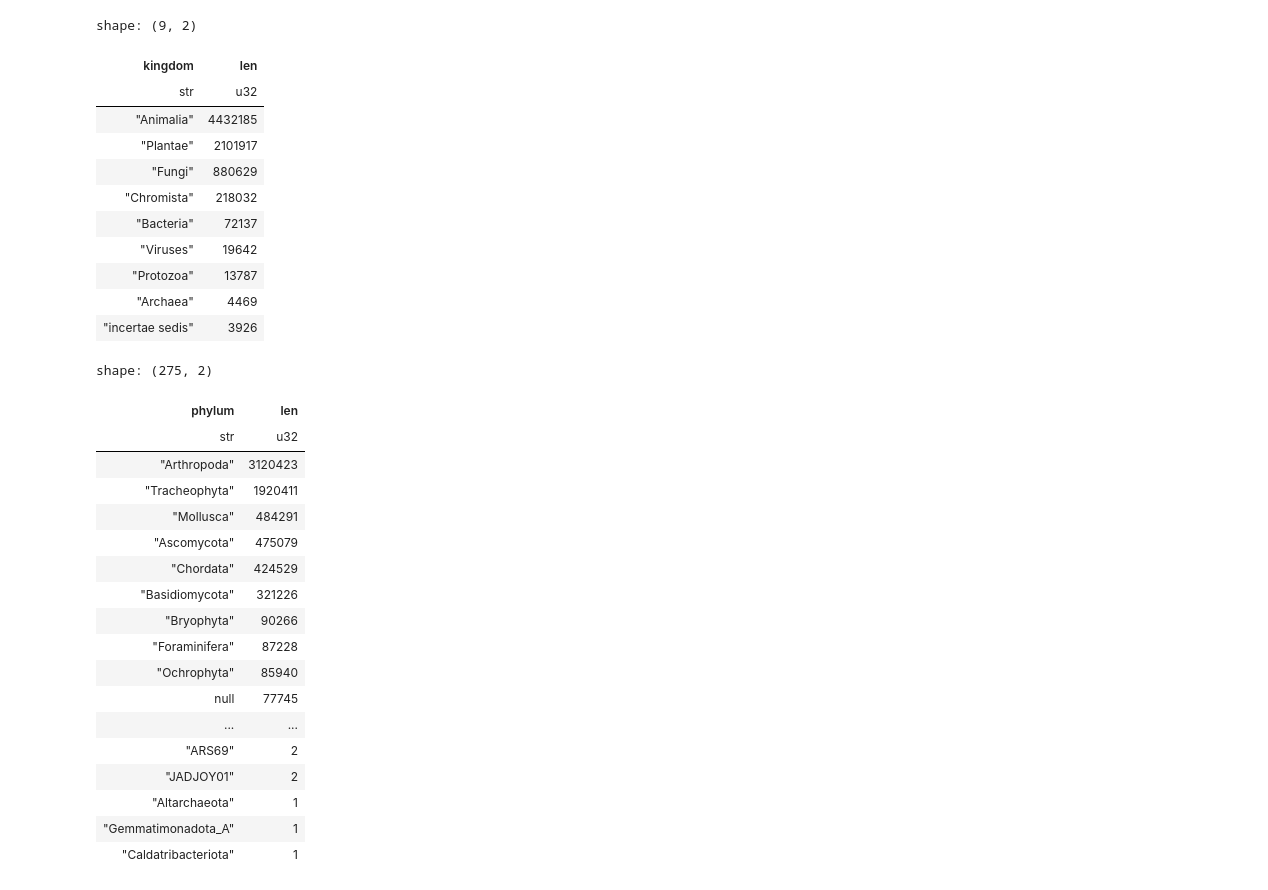
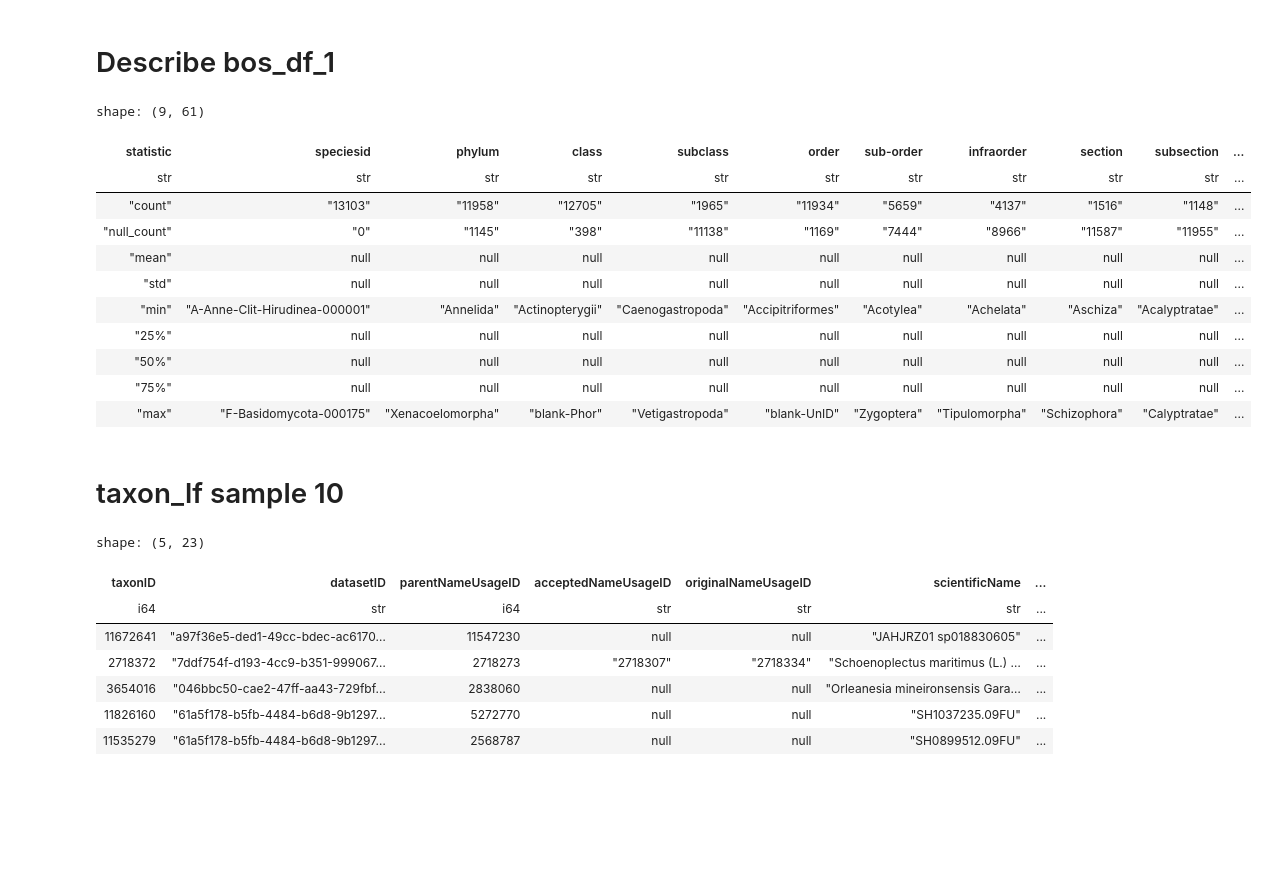
Before and after one commit to roberthobblebottom/lkcnhm_data_wrangling, a Jupyter notebook: __marimo__/explore_datasets_marimo_notebook.ipynb, the cells around one changed output. Drawn from its saved outputs; the diff is of its cells as text; code cells hidden in the pictures; blank space fills up the shorter version.

```diff
--- a/__marimo__/explore_datasets_marimo_notebook.ipynb
+++ b/__marimo__/explore_datasets_marimo_notebook.ipynb
@@ -85,3 +65,17 @@ shape: (1, 11)
+# %% [markdown]
+# Describe bos_df_1
 # %%
-pl.Config.restore_defaults()
-pass
+bos_df_1.describe()
+# %% [output]
+shape: (9, 61)
+| statistic | speciesid | phylum | class | subclass | order | sub-order | infraorder | section | subsection | ... |
+| str | str | str | str | str | str | str | str | str | str | ... |
+| "count" | "13103" | "11958" | "12705" | "1965" | "11934" | "5659" | "4137" | "1516" | "1148" | ... |
+| "null_count" | "0" | "1145" | "398" | "11138" | "1169" | "7444" | "8966" | "11587" | "11955" | ... |
+| "mean" | null | null | null | null | null | null | null | null | null | ... |
+| "std" | null | null | null | null | null | null | null | null | null | ... |
+| "min" | "A-Anne-Clit-Hirudinea-000001" | "Annelida" | "Actinopterygii" | "Caenogastropoda" | "Accipitriformes" | "Acotylea" | "Achelata" | "Aschiza" | "Acalyptratae" | ... |
+| "25%" | null | null | null | null | null | null | null | null | null | ... |
+| "50%" | null | null | null | null | null | null | null | null | null | ... |
+| "75%" | null | null | null | null | null | null | null | null | null | ... |
+| "max" | "F-Basidomycota-000175" | "Xenacoelomorpha" | "blank-Phor" | "Vetigastropoda" | "blank-UnID" | "Zygoptera" | "Tipulomorpha" | "Schizophora" | "Calyptratae" | ... |
@@ -98,37 +82,18 @@ def count(feature_name):
+# %% [markdown]
+# taxon_lf sample 10
 # %%
-count("kingdom")
+@mo.persistent_cache
+def _x():
+    return taxon_lf.collect().sample(5)
+
+
+_x()
 # %% [output]
-shape: (9, 2)
+shape: (5, 23)
-| kingdom | len |
-| str | u32 |
-| "Animalia" | 4432185 |
-| "Plantae" | 2101917 |
-| "Fungi" | 880629 |
-| "Chromista" | 218032 |
-| "Bacteria" | 72137 |
-| "Viruses" | 19642 |
-| "Protozoa" | 13787 |
-| "Archaea" | 4469 |
-| "incertae sedis" | 3926 |
+| taxonID | datasetID | parentNameUsageID | acceptedNameUsageID | originalNameUsageID | scientificName | ... |
+| i64 | str | i64 | str | str | str | ... |
+| 11672641 | "a97f36e5-ded1-49cc-bdec-ac6170… | 11547230 | null | null | "JAHJRZ01 sp018830605" | ... |
+| 2718372 | "7ddf754f-d193-4cc9-b351-999067… | 2718273 | "2718307" | "2718334" | "Schoenoplectus maritimus (L.) … | ... |
+| 3654016 | "046bbc50-cae2-47ff-aa43-729fbf… | 2838060 | null | null | "Orleanesia mineironsensis Gara… | ... |
+| 11826160 | "61a5f178-b5fb-4484-b6d8-9b1297… | 5272770 | null | null | "SH1037235.09FU" | ... |
+| 11535279 | "61a5f178-b5fb-4484-b6d8-9b1297… | 2568787 | null | null | "SH0899512.09FU" | ... |
-# %%
-count("phylum")
-# %% [output]
-shape: (275, 2)
-| phylum | len |
-| str | u32 |
-| "Arthropoda" | 3120423 |
-| "Tracheophyta" | 1920411 |
-| "Mollusca" | 484291 |
-| "Ascomycota" | 475079 |
-| "Chordata" | 424529 |
-| "Basidiomycota" | 321226 |
-| "Bryophyta" | 90266 |
-| "Foraminifera" | 87228 |
-| "Ochrophyta" | 85940 |
-| null | 77745 |
-| ... | ... |
-| "ARS69" | 2 |
-| "JADJOY01" | 2 |
-| "Altarchaeota" | 1 |
-| "Gemmatimonadota_A" | 1 |
-| "Caldatribacteriota" | 1 |
```
Also changed, not shown: parts of 66 cells of this notebook, 4 other files.
